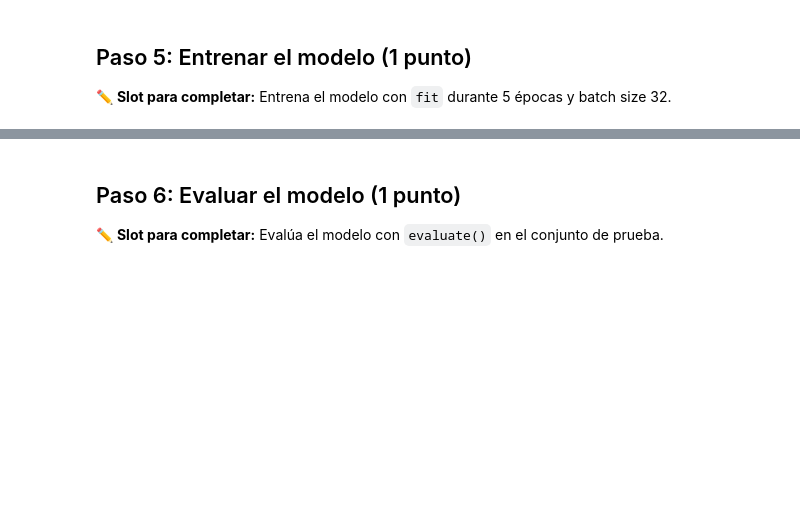
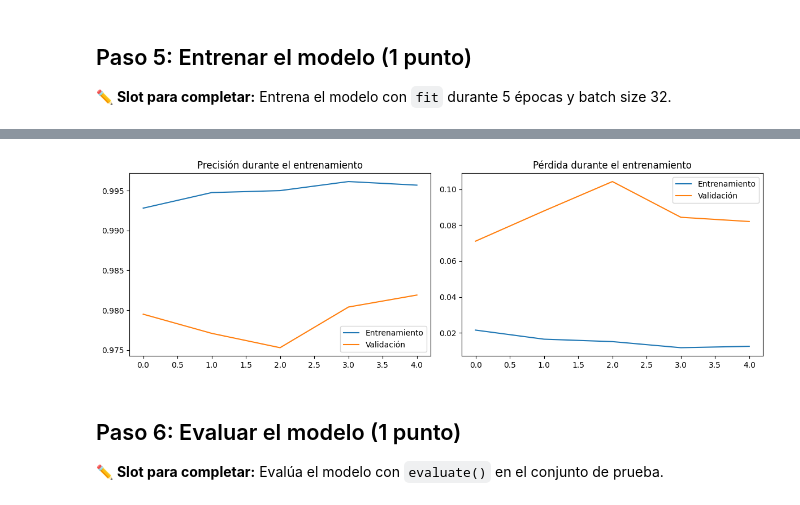
Before and after one commit to lavolamagik/-Tarea-Redes-Neuronales, a Jupyter notebook: Laboratorio_Red_Neuronal_MNIST.ipynb, the cells around one changed output, grey strips where cells are left out. Cells and saved outputs as stored; diff of their text form; code cells hidden in the pictures; blank space fills up the shorter version.

```diff
--- a/Laboratorio_Red_Neuronal_MNIST.ipynb
+++ b/Laboratorio_Red_Neuronal_MNIST.ipynb
@@ -50,3 +90,22 @@ print("Tamaño del set de test:", x_test.shape)
 # %%
 
 # COMPLETA AQUÍ: Definición y compilación del modelo
+from tensorflow.keras.models import Sequential
+from tensorflow.keras.layers import Dense
+
+# Crear modelo Sequential
+model = Sequential()
+
+# Agregar capa oculta con activación ReLU
+model.add(Dense(512, activation='relu', input_shape=(784,)))
+
+# Agregar capa de salida con activación Softmax
+model.add(Dense(10, activation='softmax'))
+
+# Compilar el modelo con adam y categorical_crossentropy
+model.compile(optimizer='adam',
+              loss='categorical_crossentropy',
+              metrics=['accuracy'])
+
+# Mostrar resumen del modelo
+model.summary()
@@ -56,5 +127,41 @@ print("Tamaño del set de test:", x_test.shape)
 
 ✏️ **Slot para completar:** Entrena el modelo con `fit` durante 5 épocas y batch size 32.
 # %%
+# Paso 5: Entrenar el modelo (1 punto)
 
-# COMPLETA AQUÍ: Entrenamiento del modelo
+# - Asegurar que las dimensiones son correctas
+if len(y_train.shape) > 2:
+    y_train = y_train.reshape(y_train.shape[0], -1)[:, :10]
+if len(y_test.shape) > 2:
+    y_test = y_test.reshape(y_test.shape[0], -1)[:, :10]
+
+
+# -Entrenar con un batch_size 32 y epochs 5
+try:
+    history = model.fit(
+        x_train, y_train,
+        batch_size=32,
+        epochs=5,
+        validation_data=(x_test, y_test),
+        verbose=1
+    )
+except ValueError as e:
+    print("Error durante el entrenamiento:", e)
+
+# -Visualización de resultados
+plt.figure(figsize=(12, 4))
+plt.subplot(1, 2, 1)
+plt.plot(history.history['accuracy'], label='Entrenamiento')
+plt.plot(history.history['val_accuracy'], label='Validación')
+plt.title('Precisión durante el entrenamiento')
+plt.legend()
+
+plt.subplot(1, 2, 2)
+plt.plot(history.history['loss'], label='Entrenamiento')
+plt.plot(history.history['val_loss'], label='Validación')
+plt.title('Pérdida durante el entrenamiento')
+plt.legend()
+
+plt.tight_layout()
+plt.show()
+# %% [output]
@@ -61,3 +178,4 @@ print("Tamaño del set de test:", x_test.shape)
+[figure, added]
 # %% [markdown]
 
 ## Paso 6: Evaluar el modelo (1 punto)
```
Also changed, not shown: parts of 16 cells of this notebook.
